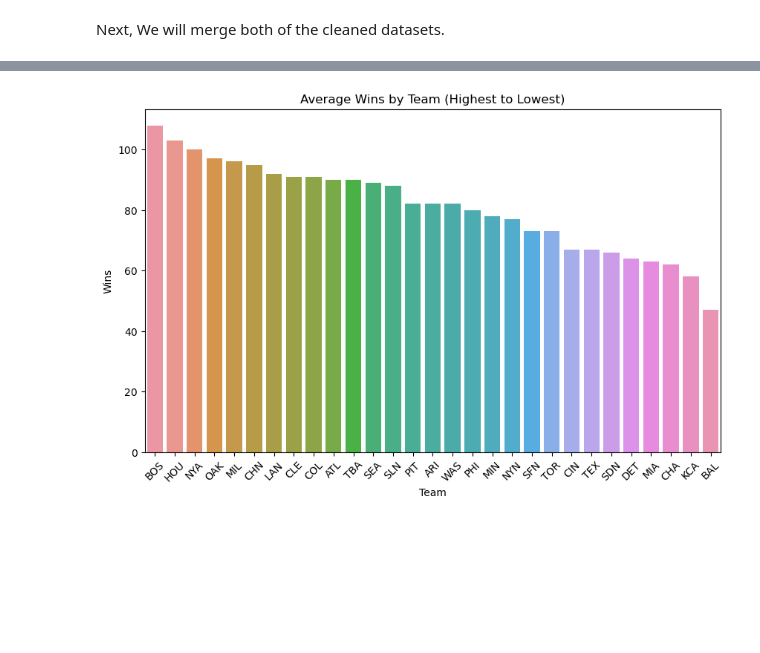
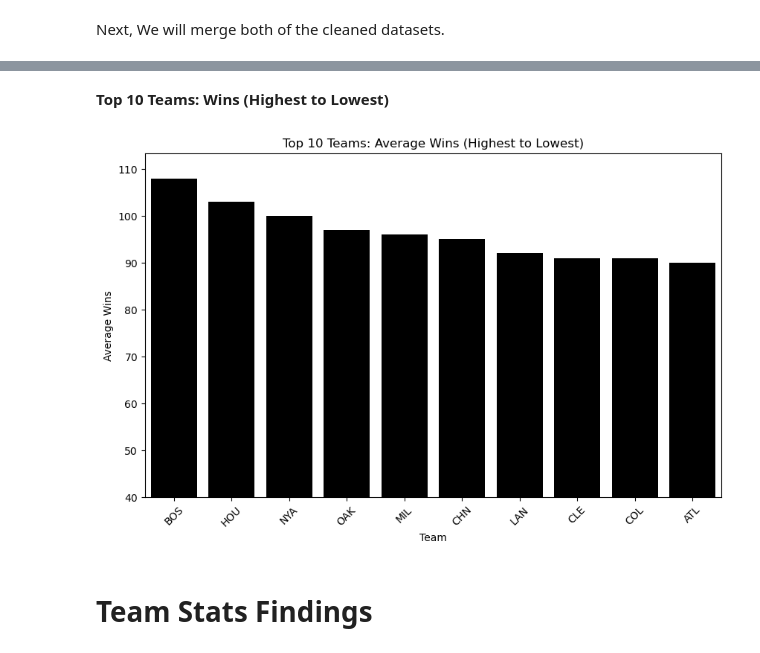
Before and after one commit to JMNAJE/data_analysis_capstone, a Jupyter notebook: data_analysis_capstone_df.ipynb, the cells around one changed output, grey strips where cells are left out. Drawn from its saved outputs; the diff is of its cells as text; code cells hidden in the pictures; blank space fills up the shorter version.

```diff
--- a/data_analysis_capstone_df.ipynb
+++ b/data_analysis_capstone_df.ipynb
@@ -380,3 +333,0 @@ file_path = r'D:\Code LOU\data_analysis_capstone\Data\teams.csv'
-# %%
-# Read the teams.csv file
-data_teams = pd.read_csv(file_path)
@@ -423,10 +368,10 @@ print(data_teams.shape)
 columns_to_remove = ['yearID', 'park', 'attendance', 'BPF', 'PPF', 'IPouts', 'SOA']
 
 # Removing the specified columns only if they exist
-data_teams = data_teams.drop(columns=[col for col in columns_to_remove if col in data_teams.columns], inplace=False)
+teams_df= data_teams.drop(columns=[col for col in columns_to_remove if col in data_teams.columns], inplace=False)
 
 # Display the DataFrame columns to verify the changes
-print(data_teams.columns)
+teams_df.columns
 # %% [output]
 Index(['lgID', 'teamID', 'divID', 'Rank', 'G', 'W', 'L', 'DivWin', 'WCWin',
        'LgWin', 'WSWin', 'R', 'AB', 'H', '2B', '3B', 'HR', 'BB', 'SO', 'SB',
@@ -497,10 +435,10 @@ abbreviations = {
 }
 
 # Rename the columns in the data_teams DataFrame
-data_teams.rename(columns=abbreviations, inplace=True)
+teams_df.rename(columns=abbreviations, inplace=True)
 
 # Display the new column names to verify they've been updated
-print(data_teams.columns)
+print(teams_df.columns)
 # %% [output]
 Index(['League', 'Team', 'Division', 'Rank', 'Games', 'Wins', 'Losses',
        'DivWin', 'WCWin', 'League Win', 'WSWin', 'Runs', 'At Bat', 'Hits',
@@ -606,6 +508,8 @@ Index(['Team Name', 'League', 'Team', 'Division', 'Rank', 'Games', 'Wins',
       dtype='object')
 # %%
-merged_df = pd.merge(data_atbats, data_teams, left_on='team', right_on='Team')
+# Merging atbats_df_sorted and data_teams_cleaned DataFrames on 'Team'
+merged_df = pd.merge(atbats_df_sorted, teams_df, on='Team', suffixes=('', '_team'))
 
-print(merged_df.head())
+# Display the first five rows of the merged DataFrame
+merged_df.head(5)
 # %% [output]
@@ -731,14 +674,25 @@ plt.show()
+# %% [markdown]
+<b> Top 10 Teams: Wins (Highest to Lowest) <b>
 # %%
-# Group by 'Team' and calculate average hits, then sort in descending order
+# Group by 'Team' and calculate average wins, then sort in descending order
 team_stats = merged_df.groupby('Team')['Wins'].mean().sort_values(ascending=False)
 
-# Creating the bar chart for average hits
+# Selecting only the top 10 teams
+top_10_teams_stats = team_stats.head(10)
+
+# Creating a bar chart for average wins with all bars in black color
 plt.figure(figsize=(10, 6))
-sns.barplot(x=team_stats.index, y=team_stats)
-plt.title('Average Wins by Team (Highest to Lowest)')
+ax = sns.barplot(x=top_10_teams_stats.index, y=top_10_teams_stats, color='black')
+plt.title('Top 10 Teams: Average Wins (Highest to Lowest)')
 plt.xlabel('Team')
-plt.ylabel('Wins')
+plt.ylabel('Average Wins')
 plt.xticks(rotation=45)
+
+# Adjust the y-axis to start at 40
+plt.ylim(40, None)
+
 plt.show()
 # %% [output]
-[figure, old version]
+[figure, new version]
+# %% [markdown]
+# Team Stats Findings
```
Also changed, not shown: parts of 91 cells of this notebook, 2 other files.
